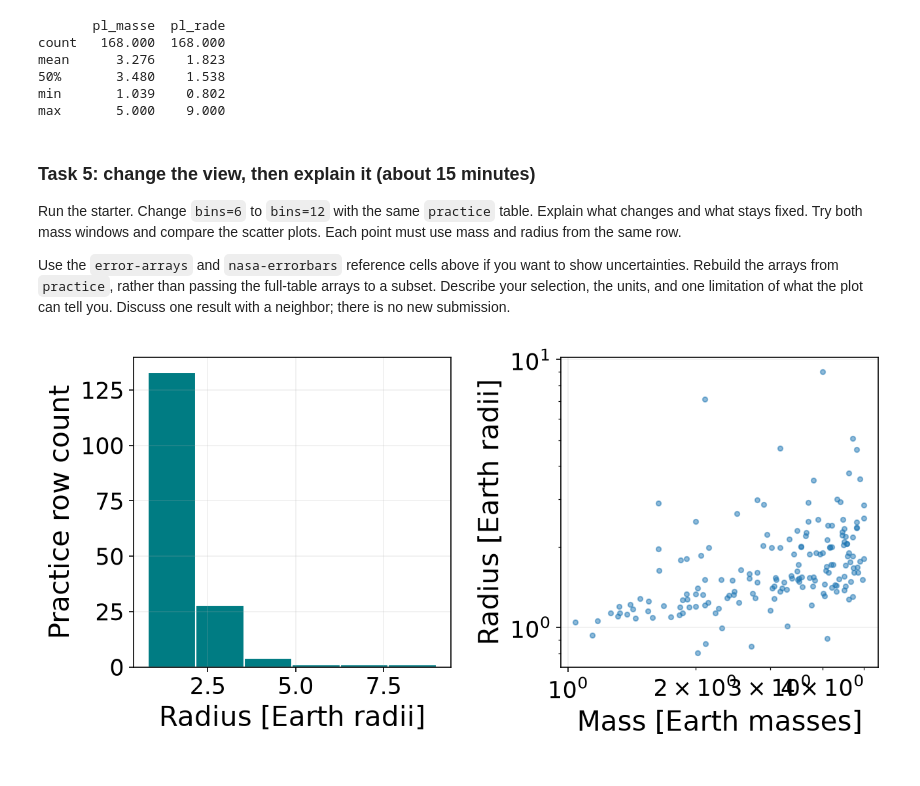
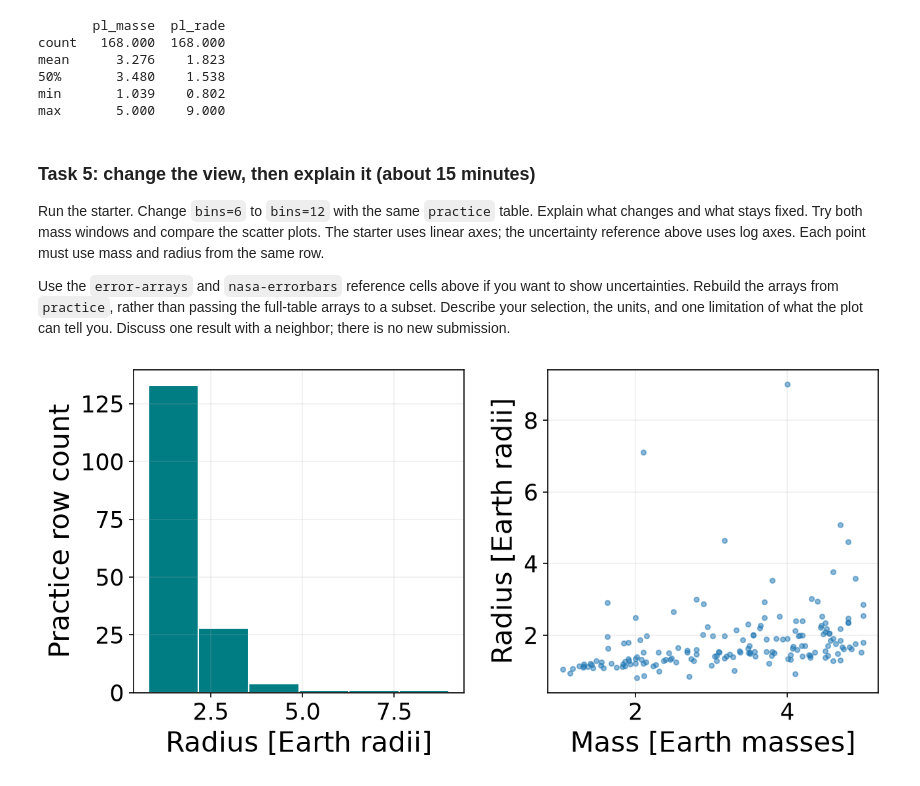
Before and after one commit to astrobytes-edu/comp521, a Jupyter notebook: 09-lectures/myst-source/lecture-12-pandas/pandas-examples.ipynb, the cells around one changed output. Drawn from its saved outputs; the diff is of its cells as text; code cells hidden in the pictures.

Commit message:
Keep pandas practice plot labels readable

```diff
--- a/09-lectures/myst-source/lecture-12-pandas/pandas-examples.ipynb
+++ b/09-lectures/myst-source/lecture-12-pandas/pandas-examples.ipynb
@@ -464,7 +464,8 @@ max       5.000    9.000
 
 Run the starter. Change `bins=6` to `bins=12` with the same `practice` table.
 Explain what changes and what stays fixed. Try both mass windows and compare
-the scatter plots. Each point must use mass and radius from the same row.
+the scatter plots. The starter uses linear axes; the uncertainty reference
+above uses log axes. Each point must use mass and radius from the same row.
 
 Use the `error-arrays` and `nasa-errorbars` reference cells above if you want
 to show uncertainties. Rebuild the arrays from `practice`, rather than passing
@@ -474,11 +475,10 @@ there is no new submission.
 # %%
 fig, axes = plt.subplots(1, 2, figsize=(9, 4.5))
 axes[0].hist(practice['pl_rade'], bins=6, color='#007c83', edgecolor='white')
 axes[0].set(xlabel='Radius [Earth radii]', ylabel='Practice row count')
 axes[1].scatter(practice['pl_masse'], practice['pl_rade'], s=12, alpha=0.5)
-axes[1].set(xscale='log', yscale='log',
-            xlabel='Mass [Earth masses]', ylabel='Radius [Earth radii]')
+axes[1].set(xlabel='Mass [Earth masses]', ylabel='Radius [Earth radii]')
 fig.tight_layout()
 plt.show()
 # %% [output]
-[figure, old version]
+[figure, new version]
```
Also changed, not shown: 2 other files.
